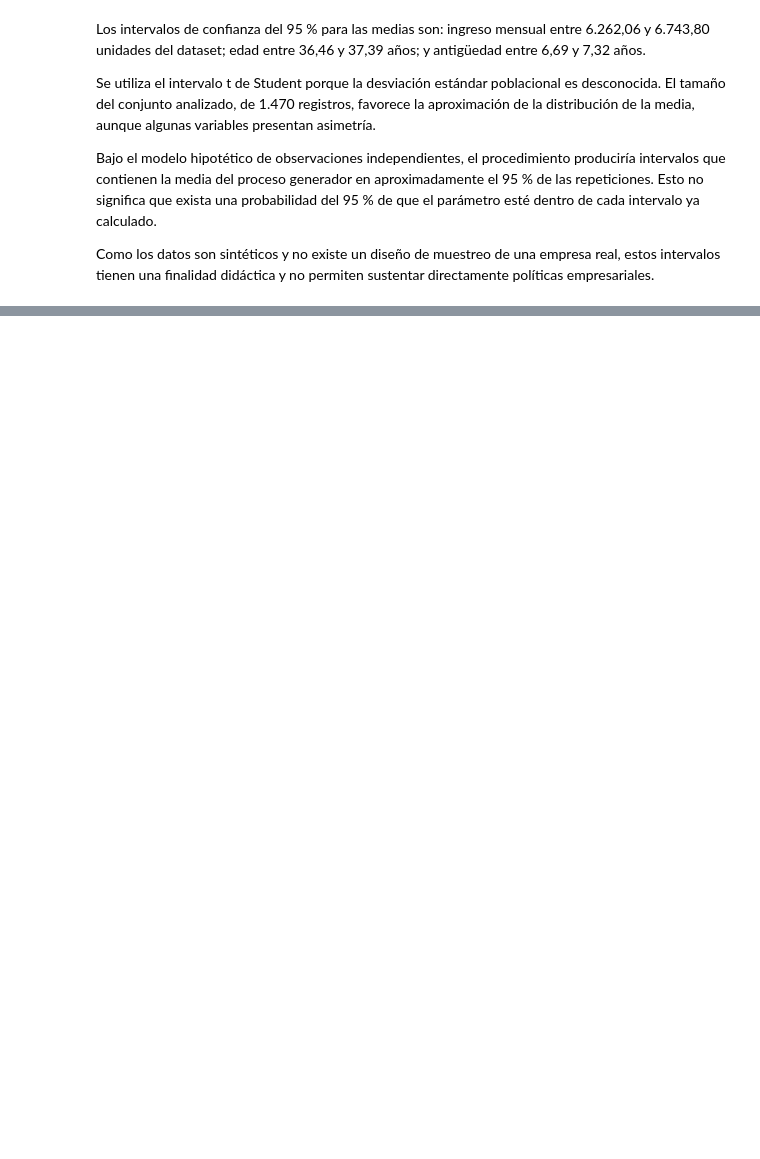
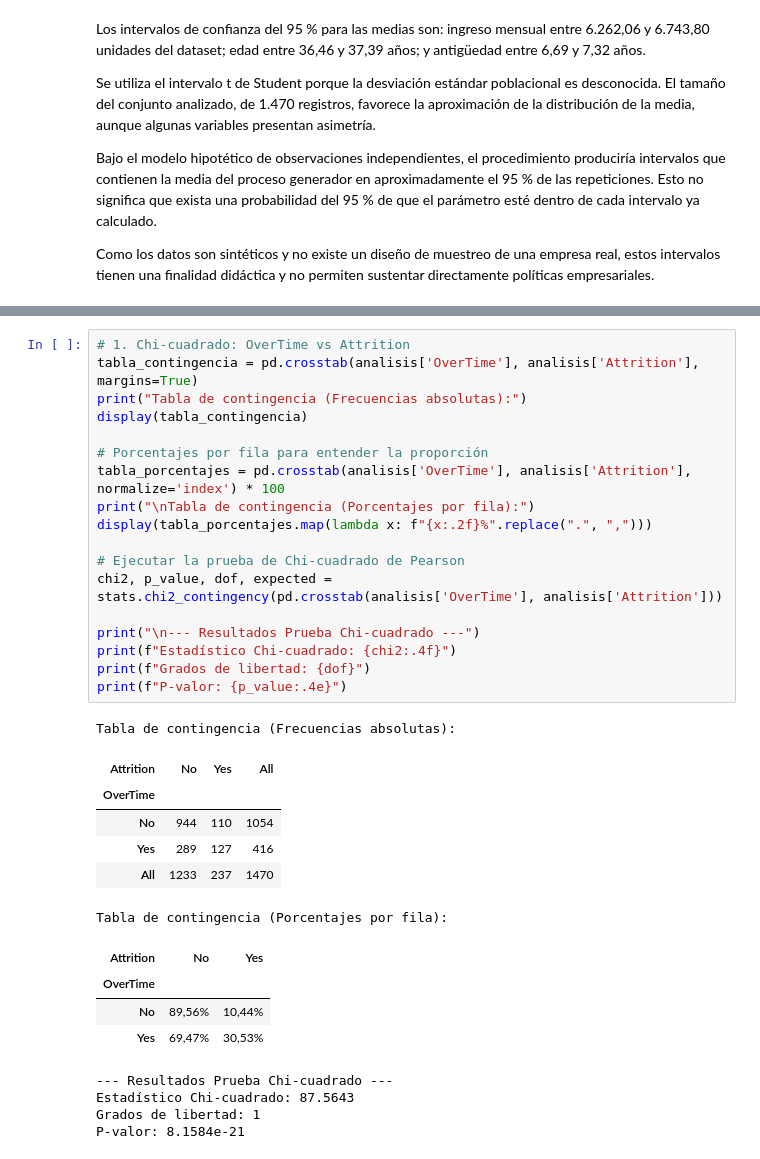
Before and after one commit to hernansaavedrag/estadisticaComputacional, a Jupyter notebook: Sumativa1/Sumativa1_IBM_HR.ipynb, the cells around one changed output, grey strips where cells are left out. Cells and saved outputs as stored; diff of their text form; blank space fills up the shorter version.

Commit message:
Agregar pruebas de hipótesis

```diff
--- a/Sumativa1/Sumativa1_IBM_HR.ipynb
+++ b/Sumativa1/Sumativa1_IBM_HR.ipynb
@@ -880,0 +892,34 @@ Como los datos son sintéticos y no existe un diseño de muestreo de una empresa
+# %%
+# 1. Chi-cuadrado: OverTime vs Attrition
+tabla_contingencia = pd.crosstab(analisis['OverTime'], analisis['Attrition'], margins=True)
+print("Tabla de contingencia (Frecuencias absolutas):")
+display(tabla_contingencia)
+
+# Porcentajes por fila para entender la proporción
+tabla_porcentajes = pd.crosstab(analisis['OverTime'], analisis['Attrition'], normalize='index') * 100
+print("\nTabla de contingencia (Porcentajes por fila):")
+display(tabla_porcentajes.map(lambda x: f"{x:.2f}%".replace(".", ",")))
+
+# Ejecutar la prueba de Chi-cuadrado de Pearson
+chi2, p_value, dof, expected = stats.chi2_contingency(pd.crosstab(analisis['OverTime'], analisis['Attrition']))
+
+print("\n--- Resultados Prueba Chi-cuadrado ---")
+print(f"Estadístico Chi-cuadrado: {chi2:.4f}")
+print(f"Grados de libertad: {dof}")
+print(f"P-valor: {p_value:.4e}")
+# %% [output]
+Tabla de contingencia (Frecuencias absolutas):
+| Attrition | No | Yes | All |
+| OverTime |  |  |  |
+| No | 944 | 110 | 1054 |
+| Yes | 289 | 127 | 416 |
+| All | 1233 | 237 | 1470 |
+Tabla de contingencia (Porcentajes por fila):
+| Attrition | No | Yes |
+| OverTime |  |  |
+| No | 89,56% | 10,44% |
+| Yes | 69,47% | 30,53% |
+--- Resultados Prueba Chi-cuadrado ---
+Estadístico Chi-cuadrado: 87.5643
+Grados de libertad: 1
+P-valor: 8.1584e-21
```
Also changed, not shown: parts of 5 cells of this notebook.
